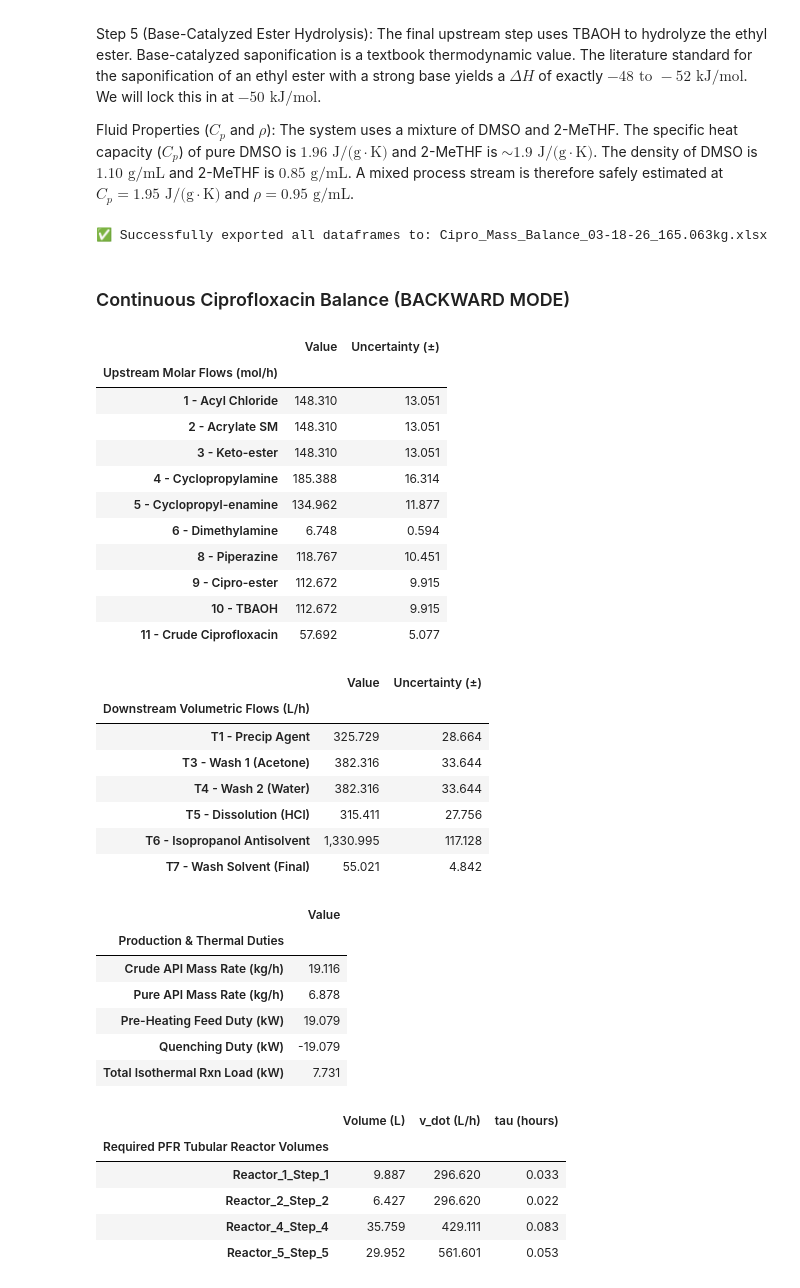
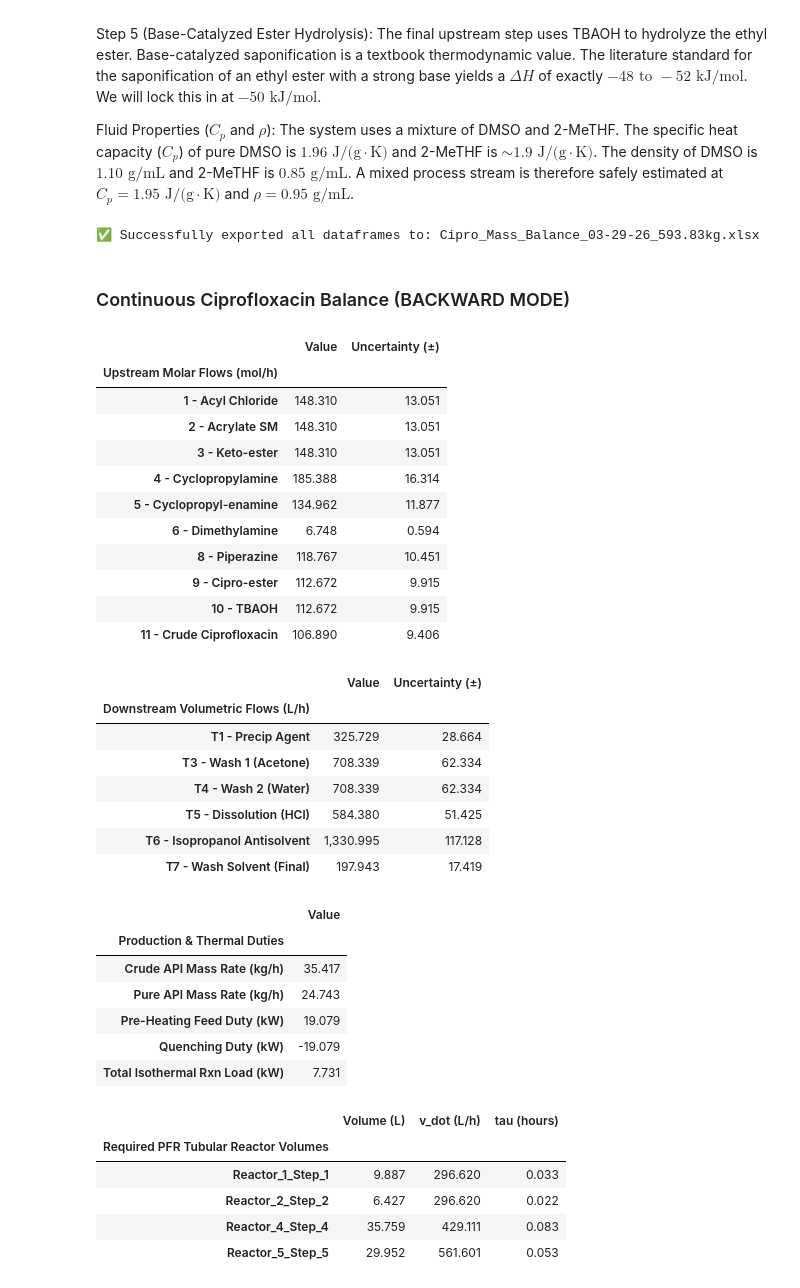
Before and after one commit to dfisher3/SeniorDesign, a Jupyter notebook: Cipro_Mass_Balance_(Revised).ipynb, the cells around one changed output. Cells and saved outputs as stored; diff of their text form; code cells hidden in the pictures.

```diff
--- a/Cipro_Mass_Balance_(Revised).ipynb
+++ b/Cipro_Mass_Balance_(Revised).ipynb
@@ -35,7 +37,7 @@ YIELDS = {
     'extraction_CLLE': 0.88,
     'DMA': 0.05, ### I'm assuming here based on the purity tests that any impurities in step 2 are due to DMA and rounding that to 5%
     'steps_4_and_5': 0.90,
-    'downstream_purification': 0.309
+    'downstream_purification': 0.60 # paper reports 58.7 +/- 7.7 %
 }
 
 # Solvents scaled to Liters and Kilograms (L/kg equivalent to mL/g)
@@ -98,8 +100,10 @@ class CiprofloxacinMassEnergyBalance:
         self.ratio_v_dot_step4 = 10.85 / 3.75
         self.ratio_v_dot_step5 = 14.20 / 3.75
 
-        self.theoretical_baseline_crude_kg_h = 0.05373 # Converted to kg/h
-        self.empirical_correction_factor = 0.0290 / self.theoretical_baseline_crude_kg_h
+
+        # i have no clue why i originally put this in since i'm also using efficiencies/yields above. im *pretty sure* we can ignore this.
+        # self.theoretical_baseline_crude_kg_h = 0.05373 # Converted to kg/h
+        # self.empirical_correction_factor = 1 # 0.0290 / self.theoretical_baseline_crude_kg_h ## uh im setting this to 1 because i think it's redundant
         self.unc = 0.088
 
         if self.mode == 'forward':
@@ -131,11 +135,10 @@ class CiprofloxacinMassEnergyBalance:
         molar_9_cipro_ester = molar_5_extracted * (self.yields['steps_4_and_5'] ** 0.5)
         molar_10_tbaoh = molar_9_cipro_ester
 
-        molar_11_crude_theo = molar_5_extracted * self.yields['steps_4_and_5']
-        molar_11_crude_actual = molar_11_crude_theo * self.empirical_correction_factor
-        mass_crude_kg_h = (molar_11_crude_actual * self.MW_cipro) / 1000
+        molar_11_crude = molar_5_extracted * self.yields['steps_4_and_5']
+        mass_crude_kg_h = (molar_11_crude * self.MW_cipro) / 1000
 
-        molar_pure = molar_11_crude_actual * self.yields['downstream_purification']
+        molar_pure = molar_11_crude * self.yields['downstream_purification']
         mass_pure_kg_h = (molar_pure * self.MW_cipro_hcl_hydrate) / 1000
 
         crude_stream_vol_L_h = self.feed1_flow_L_h * self.ratio_crude_stream
@@ -185,7 +188,7 @@ class CiprofloxacinMassEnergyBalance:
                 "8 - Piperazine": u(molar_8_piperazine),
                 "9 - Cipro-ester": u(molar_9_cipro_ester),
                 "10 - TBAOH": u(molar_10_tbaoh),
-                "11 - Crude Ciprofloxacin": u(molar_11_crude_actual),
+                "11 - Crude Ciprofloxacin": u(molar_11_crude),
             },
             "solvents": {
                 "T1 - Precip Agent": u(t1_precip),
@@ -355,44 +358,44 @@ def generate_reports():
             df_vols.to_excel(writer, sheet_name='Reactor_Volumes')
             df_tracker.to_excel(writer, sheet_name='Species_Tracker')
         print(f"✅ Successfully exported all dataframes to: {dynamic_filename}")
 
     # 4. Display Results in Jupyter
     display(HTML(f"<h3>Continuous Ciprofloxacin Balance ({CALCULATION_MODE.upper()} MODE)</h3>"))
     display(df_comp)
     display(df_solv)
     display(df_metrics)
     display(df_vols)
     display(df_tracker)
 
 if __name__ == "__main__":
     generate_reports()
 # %% [output]
-✅ Successfully exported all dataframes to: Cipro_Mass_Balance_03-18-26_165.063kg.xlsx
+✅ Successfully exported all dataframes to: Cipro_Mass_Balance_03-29-26_593.83kg.xlsx
 Continuous Ciprofloxacin Balance (BACKWARD MODE)
 |  | Value | Uncertainty (±) |
 | Upstream Molar Flows (mol/h) |  |  |
 | 1 - Acyl Chloride | 148.310 | 13.051 |
 | 2 - Acrylate SM | 148.310 | 13.051 |
 | 3 - Keto-ester | 148.310 | 13.051 |
 | 4 - Cyclopropylamine | 185.388 | 16.314 |
 | 5 - Cyclopropyl-enamine | 134.962 | 11.877 |
 | 6 - Dimethylamine | 6.748 | 0.594 |
 | 8 - Piperazine | 118.767 | 10.451 |
 | 9 - Cipro-ester | 112.672 | 9.915 |
 | 10 - TBAOH | 112.672 | 9.915 |
-| 11 - Crude Ciprofloxacin | 57.692 | 5.077 |
+| 11 - Crude Ciprofloxacin | 106.890 | 9.406 |
 |  | Value | Uncertainty (±) |
 | Downstream Volumetric Flows (L/h) |  |  |
 | T1 - Precip Agent | 325.729 | 28.664 |
-| T3 - Wash 1 (Acetone) | 382.316 | 33.644 |
-| T4 - Wash 2 (Water) | 382.316 | 33.644 |
-| T5 - Dissolution (HCl) | 315.411 | 27.756 |
+| T3 - Wash 1 (Acetone) | 708.339 | 62.334 |
+| T4 - Wash 2 (Water) | 708.339 | 62.334 |
+| T5 - Dissolution (HCl) | 584.380 | 51.425 |
 | T6 - Isopropanol Antisolvent | 1,330.995 | 117.128 |
-| T7 - Wash Solvent (Final) | 55.021 | 4.842 |
+| T7 - Wash Solvent (Final) | 197.943 | 17.419 |
 |  | Value |
 | Production & Thermal Duties |  |
-| Crude API Mass Rate (kg/h) | 19.116 |
-| Pure API Mass Rate (kg/h) | 6.878 |
+| Crude API Mass Rate (kg/h) | 35.417 |
+| Pure API Mass Rate (kg/h) | 24.743 |
 | Pre-Heating Feed Duty (kW) | 19.079 |
 | Quenching Duty (kW) | -19.079 |
 | Total Isothermal Rxn Load (kW) | 7.731 |
```
Also changed, not shown: parts of 4 cells of this notebook.
